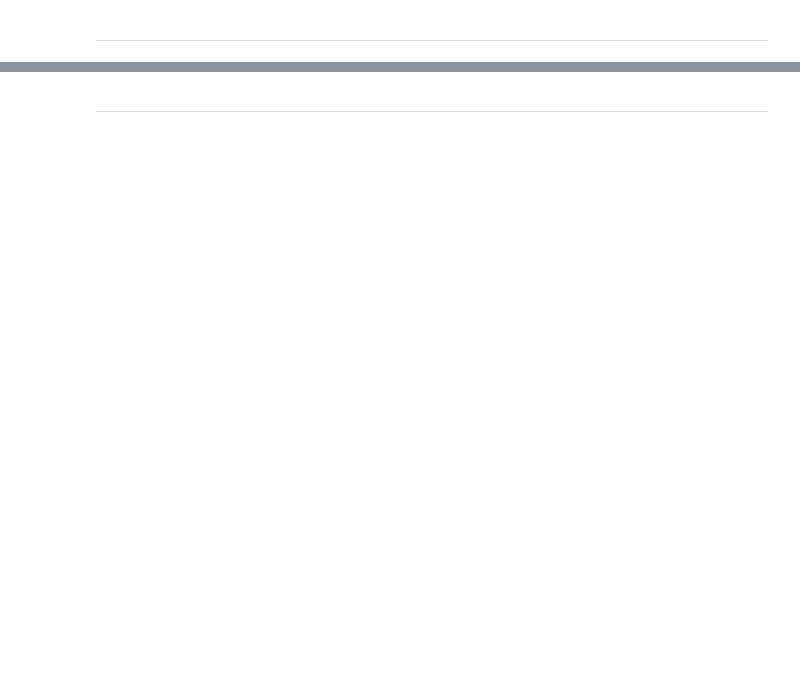
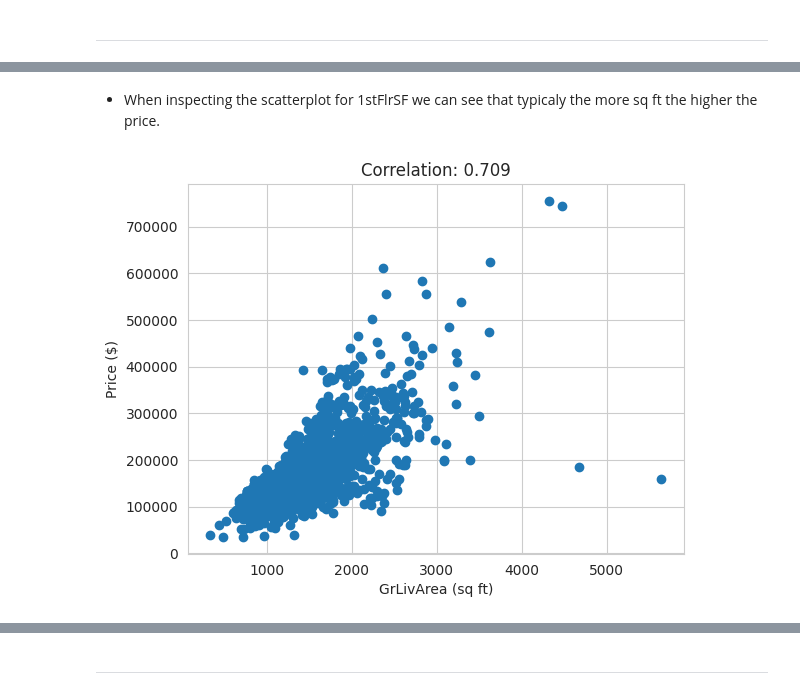
Before and after one commit to williamtyn/heritage-housing-issues, a Jupyter notebook: jupyter_notebooks/House Prices Study.ipynb, the cells around one changed output, grey strips where cells are left out. Drawn from its saved outputs; the diff is of its cells as text; code cells hidden in the pictures; blank space fills up the shorter version.

```diff
--- a/jupyter_notebooks/House Prices Study.ipynb
+++ b/jupyter_notebooks/House Prices Study.ipynb
@@ -81,0 +265,12 @@ NOTE
+# %% [markdown]
+* When inspecting the scatterplot for 1stFlrSF we can see that typicaly the more sq ft the higher the price.
+# %%
+corr = df["SalePrice"].corr(df["GrLivArea"])
+
+plt.scatter(df["GrLivArea"], df["SalePrice"])
+plt.title("Correlation: {:.3f}".format(corr))
+plt.xlabel("GrLivArea (sq ft)")
+plt.ylabel("Price ($)")
+plt.show()
+# %% [output]
+[figure, added]
```
Also changed, not shown: parts of 36 cells of this notebook.
